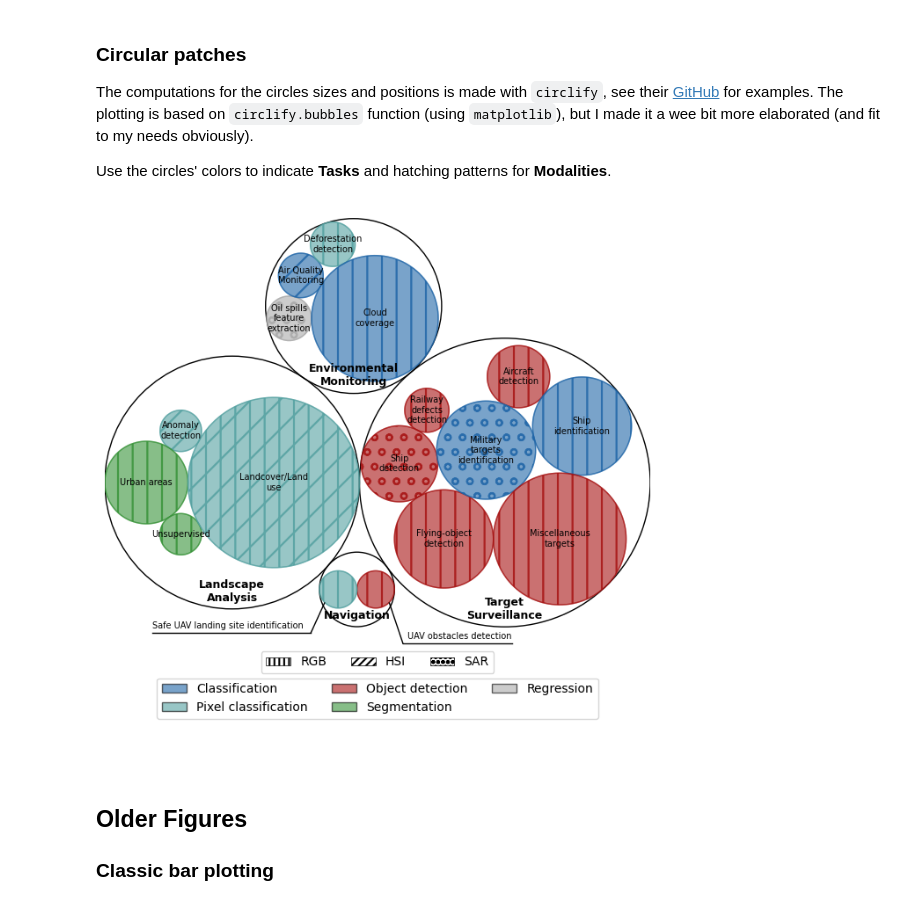
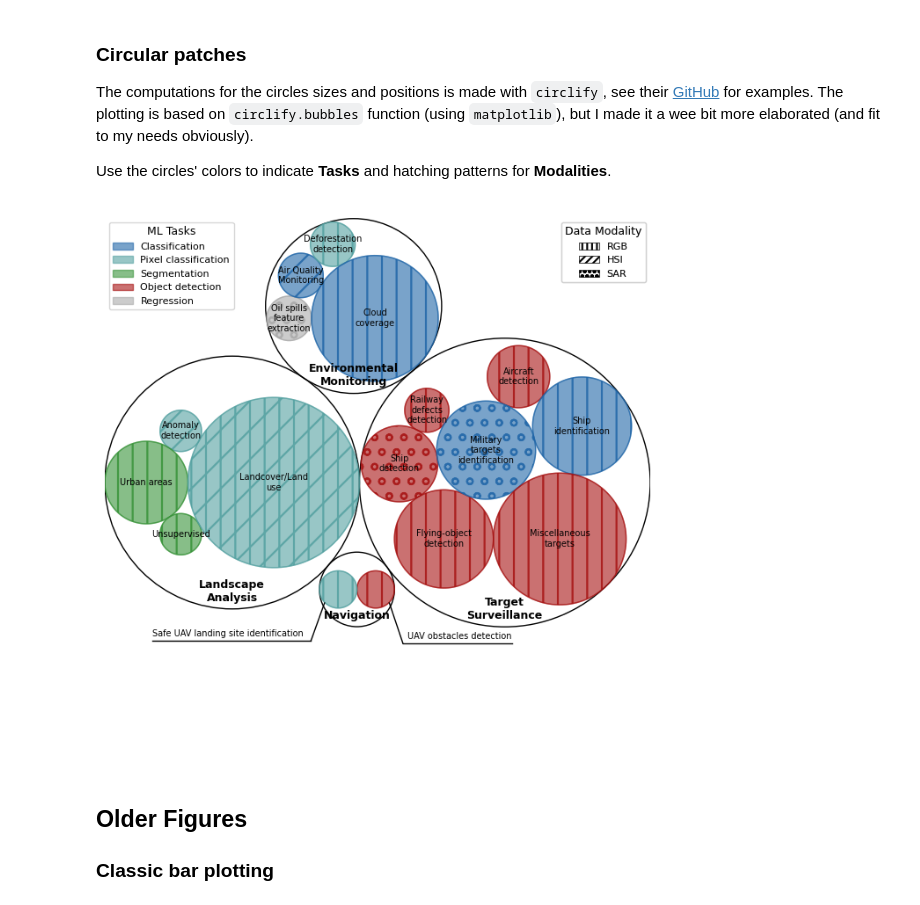
Before and after one commit to CedricLeon/Survey_RS-ML-FPGA, a Jupyter notebook: src/figures_applications_tasks.ipynb, the cells around one changed output. Saved outputs shown, nothing was run; the diff lists cells and outputs as text; code cells hidden in the pictures.

Commit message:
Homogeneize legend between figures

```diff
--- a/src/figures_applications_tasks.ipynb
+++ b/src/figures_applications_tasks.ipynb
@@ -319,7 +319,7 @@ def plot_bubbles_custom_tasks_color(
 
         # Custom behavior for child circles of Navigation (too long labels)
         if lbl.startswith("Safe UAV"):
-            support_labels(ax, [-0.68, -0.16], [-0.1, -0.16], [-0.05, -0.05], lbl, [x, y], color='black', linewidth=1, fontsize=fontsize+1)
+            support_labels(ax, [-0.68, -0.19], [-0.1, -0.19], [-0.05, -0.05], lbl, [x, y], color='black', linewidth=1, fontsize=fontsize+1)
         elif lbl.startswith("UAV obstacles"):
             support_labels(ax, [0.5, -0.2], [0.1, -0.2], [0.05, -0.05], lbl, [x, y], color='black', linewidth=1, fontsize=fontsize+1)
         else:
@@ -341,15 +341,13 @@ def plot_bubbles_custom_tasks_color(
     plt.xlim(-lim, lim)
     plt.ylim(-lim, lim)
 
-    # Build legend for tasks (colors)
-    task_patches = []
-    for tsk, clr in task_colors.items():
-        task_patches.append(
-            mpatches.Patch(facecolor=clr, edgecolor='black', label=tsk, alpha=transparency)
-        )
-    ax.add_artist(ax.legend(handles=task_patches, fontsize=10, loc="upper center", bbox_to_anchor=(0.5, 0.15), ncol=3))
+    # Build legend for tasks (colors) - now in top right corner with title
+    TaskOrder = ['Classification', 'Pixel classification', 'Segmentation', 'Object detection', 'Regression']
+    task_handles = [mpatches.Patch(facecolor=task_colors[task], edgecolor='black', alpha=transparency, label=task) for task in TaskOrder]
+    task_legend = ax.legend(handles=task_handles, fontsize=8, loc="upper left", bbox_to_anchor=(-0.001, 0.99), title="ML Tasks", title_fontsize=fontsize + 3)
+    ax.add_artist(task_legend)
 
-    # Build legend for modalities (hatches)
+    # Build legend for modalities (hatches) - now in top left corner with title
     if withHatch:
         modality_patches = []
         for modality, pat in hatch_patterns.items():
@@ -361,13 +359,13 @@ def plot_bubbles_custom_tasks_color(
                     linewidth=0.5
                 )
             modality_patches.append(patch)
-        ax.legend(handles=modality_patches, fontsize=10, loc="upper center", bbox_to_anchor=(0.5, 0.2), ncol=4)
+        modality_legend = ax.legend(handles=modality_patches, fontsize=8, loc="upper right", bbox_to_anchor=(1.001, 0.99), title="Data Modality", title_fontsize=fontsize + 3)
+        ax.add_artist(modality_legend)
 
     plt.title(title)
 
-    # Save figure to SVG first
+    # plt.tight_layout()
     fig.savefig(saveFigurePath, format=saveFormat, bbox_inches="tight")
-
     plt.show()
 
 # Build a DataFrame of counts grouped by (Group, Application)
@@ -404,34 +402,34 @@ modality_patterns = {
     'RGB': '|',
     'HSI': '/',
     'SAR': 'o',
     # '1D': '*',
 }
 
 # # ----- Plot v1: Tasks only -----
 # plot_bubbles_custom_tasks_color(
 #     circles=circles,
 #     labels=labels,
 #     df_for_tasks=datapointsDf,  # the complete DF to query tasks
 #     task_colors=task_colors,
 #     hatch_patterns=None,
 #     fontsize=6,
 #     withBase=False,
 #     title="V1: Hierarchical Circle Packing with Tasks"
 # )
 
 # ----- Plot v2: Tasks and Modalities -----
 plot_bubbles_custom_tasks_color(
     circles=circles,
     labels=labels,
     df_for_tasks=datapointsDf,  # the complete DF to query tasks
     task_colors=task_colors,
     hatch_patterns=modality_patterns,
     fontsize=6,
     withBase=False,
     title="", #"V2: Hierarchical Circle Packing with Tasks and Modalities"
 )
 # %% [output]
-[figure, old version]
+[figure, new version]
 # %% [markdown]
 ## Older Figures
 
```
Also changed, not shown: parts of 3 cells of this notebook.
